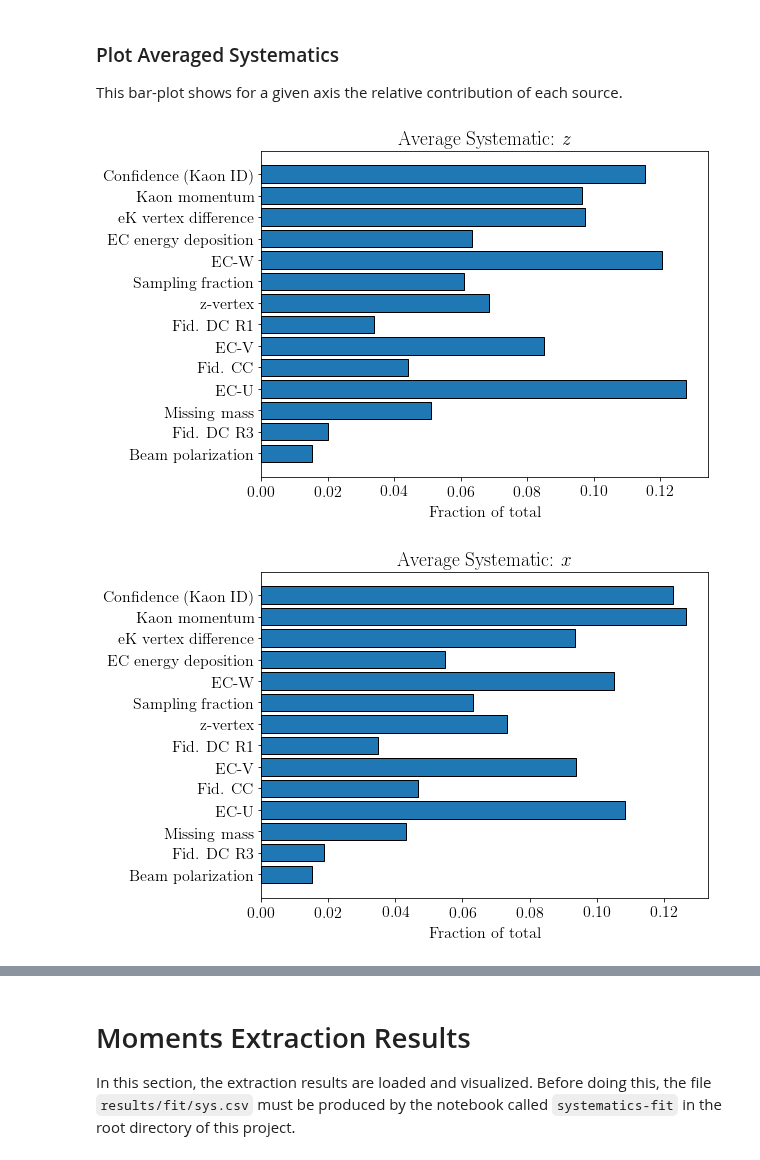
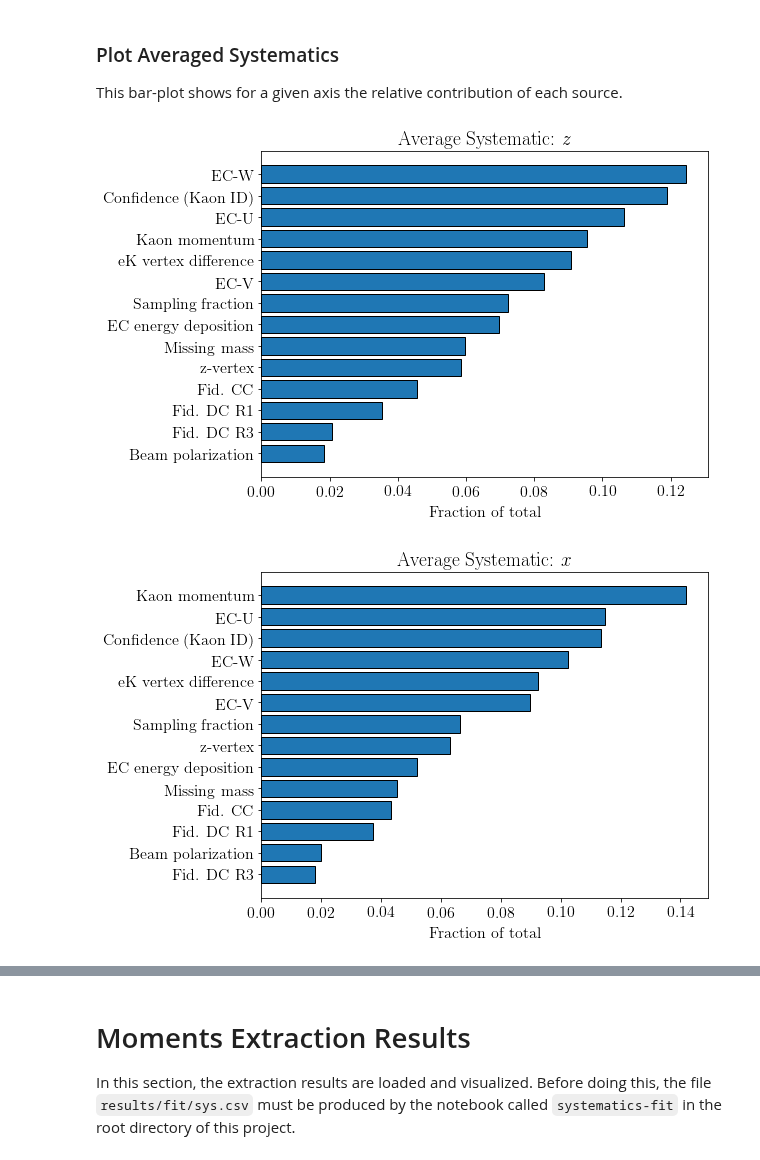
Before and after one commit to dmriser/python-analysis, a Jupyter notebook: kaon-bsa/notebooks/1.0-plot-results.ipynb, the cells around one changed output, grey strips where cells are left out. Cells and saved outputs as stored; diff of their text form; code cells hidden in the pictures.

```diff
--- a/kaon-bsa/notebooks/1.0-plot-results.ipynb
+++ b/kaon-bsa/notebooks/1.0-plot-results.ipynb
@@ -75,24 +75,34 @@ This bar-plot shows for a given axis the relative contribution of each source.
 # %%
 idx = np.where(data['axis'].values == 'z')
 errs = [np.mean(np.abs(data.iloc[idx][s].values)) for s in systematics]
 errs = np.abs(errs)
 errs /= np.sum(errs)
-names = [systematic_names[systematic_sources[s]] for s in systematics]
+names = np.array([systematic_names[systematic_sources[s]] for s in systematics])
+
+# sort both
+perm = errs.argsort()
+errs = errs[perm]
+names = names[perm]
 
 fig = plt.figure(figsize=(8,6))
 ax = fig.add_subplot(1,1,1)
 ax.barh(names, errs, edgecolor='k')
 ax.set_xlabel('Fraction of total')
 ax.set_title('Average Systematic: $z$')
 fig.savefig('../image/bar-systematics-z.pdf', bbox_inches='tight')
 # %% [output]
-[figure, old version]
+[figure, new version]
 # %%
 idx = np.where(data['axis'].values == 'x')
 errs = [np.mean(np.abs(data.iloc[idx][s].values)) for s in systematics]
 errs = np.abs(errs)
 errs /= np.sum(errs)
-names = [systematic_names[systematic_sources[s]] for s in systematics]
+names = np.array([systematic_names[systematic_sources[s]] for s in systematics])
+
+# sort both
+perm = errs.argsort()
+errs = errs[perm]
+names = names[perm]
 
 fig = plt.figure(figsize=(8,6))
 ax = fig.add_subplot(1,1,1)
@@ -101,7 +111,7 @@ ax.set_xlabel('Fraction of total')
 ax.set_title('Average Systematic: $x$')
 fig.savefig('../image/bar-systematics-x.pdf', bbox_inches='tight')
 # %% [output]
-[figure, old version]
+[figure, new version]
 # %%
 def grid_plot_one_axis(data, axis, display_sys=False):
 
```
Also changed, not shown: parts of 11 cells of this notebook, 3 other files.
